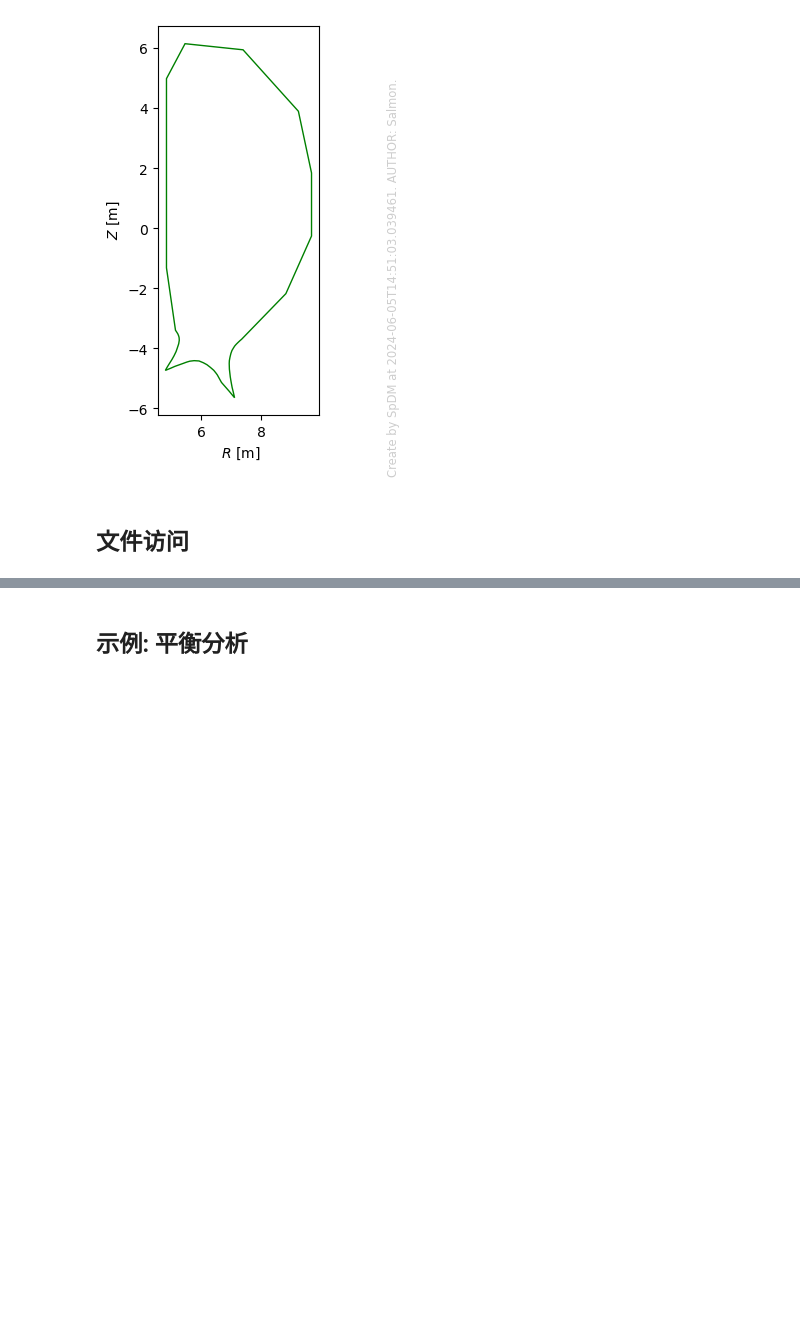
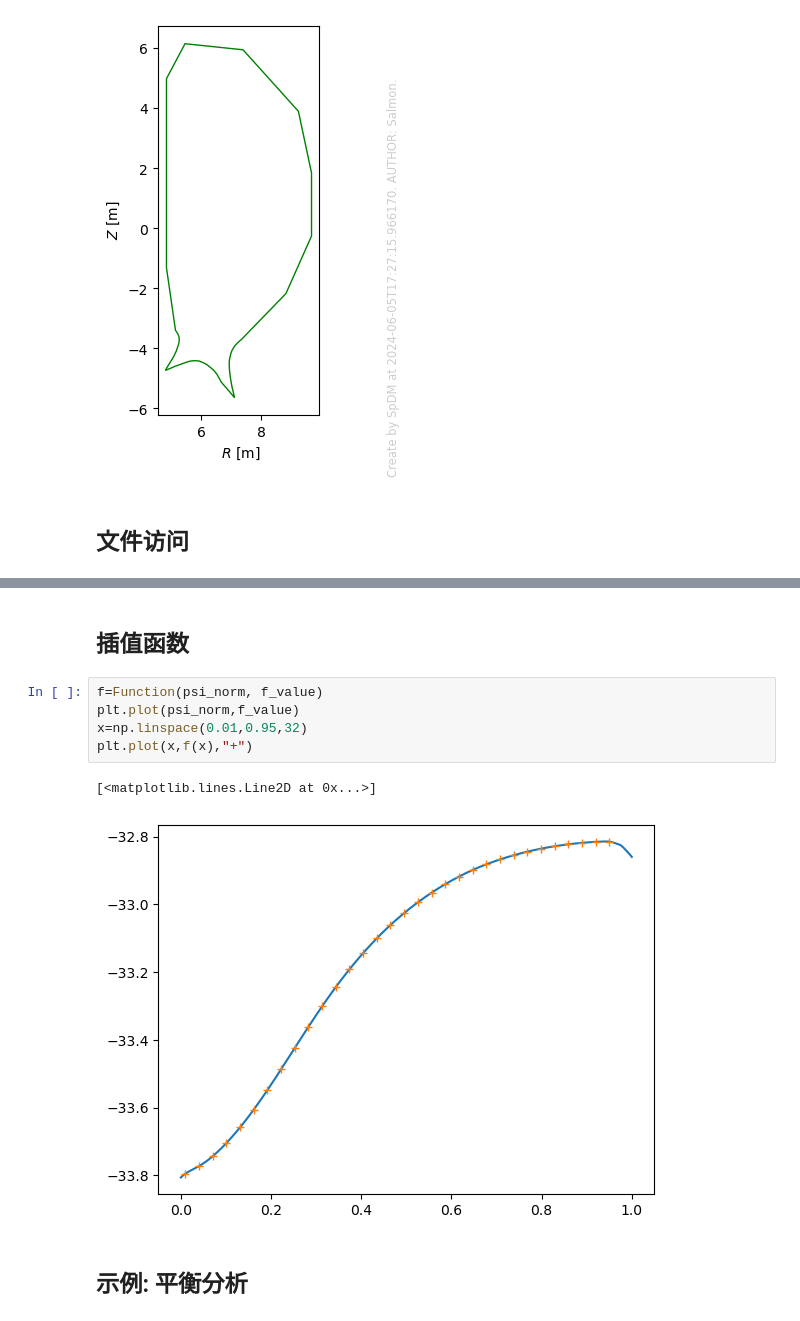
Before and after one commit to fusion-yun/fytok_tutorial, a Jupyter notebook: quick_start/ch2_data_and_view.ipynb, the cells around one changed output, grey strips where cells are left out. Drawn from its saved outputs; the diff is of its cells as text; blank space fills up the shorter version.

```diff
--- a/quick_start/ch2_data_and_view.ipynb
+++ b/quick_start/ch2_data_and_view.ipynb
@@ -100,3 +103,13 @@ plt.plot(psi_norm,f)
+# %% [markdown]
+## 插值函数
+# %%
+f=Function(psi_norm, f_value)
+plt.plot(psi_norm,f_value)
+x=np.linspace(0.01,0.95,32)
+plt.plot(x,f(x),"+")
+# %% [output]
+[<matplotlib.lines.Line2D at 0x...>]
+[figure, added]
 # %% [markdown]
 ## 示例: 平衡分析
 # %%
```
Also changed, not shown: parts of 15 cells of this notebook, 1 other file.
